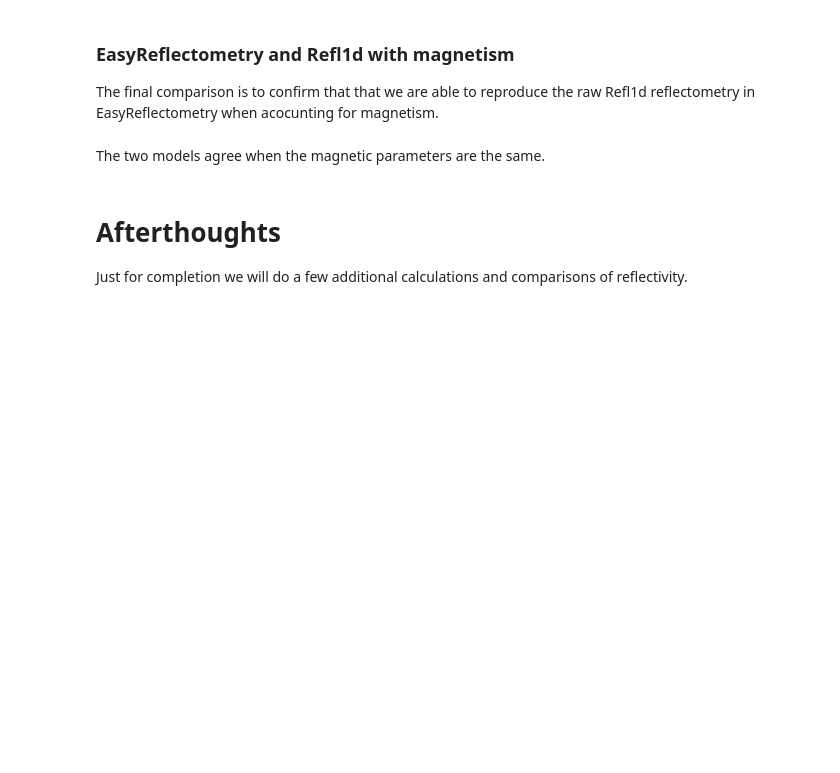
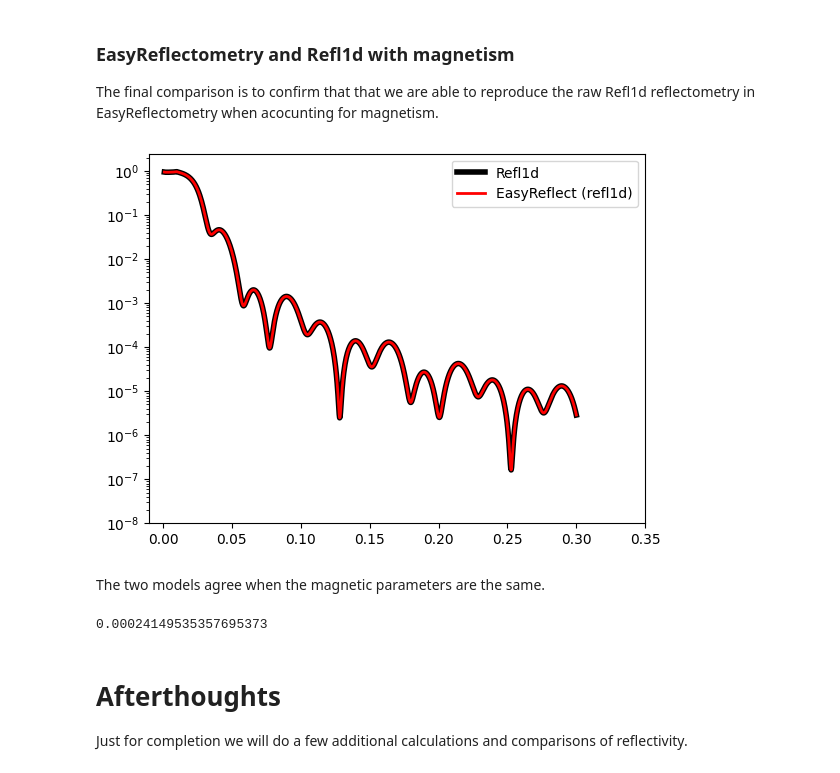
Before and after one commit to EasyScience/EasyReflectometryLib, a Jupyter notebook: docs/src/tutorials/magnetism.ipynb, the cells around one changed output. Cells and saved outputs as stored; diff of their text form; code cells hidden in the pictures; blank space fills up the shorter version.

```diff
--- a/docs/src/tutorials/magnetism.ipynb
+++ b/docs/src/tutorials/magnetism.ipynb
@@ -48,16 +53,16 @@ We show the model that will be used graphically below.
 To construct such a layer structure, first we create each of the materials, the associated layers, and the sub and super phases.
 # %%
 sld_4 = Material(sld=4.0, isld=0, name='Sld 4')
-sld_4_layer = Layer(material=sld_4, thickness=100, roughness=2, name='SLD 4 Layer')
+sld_4_layer = Layer(material=sld_4, thickness=100, roughness=0, name='SLD 4 Layer')
 
 sld_8 = Material(sld=8.0, isld=0, name='Sld 8')
-sld_8_layer = Layer(material=sld_8, thickness=150, roughness=2, name='SLD 8 Layer')
+sld_8_layer = Layer(material=sld_8, thickness=150, roughness=0, name='SLD 8 Layer')
 
 vacuum = Material(sld=0, isld=0, name='Vacuum')
-superphase = Layer(material=vacuum, thickness=0, roughness=2, name='Vacuum Superphase')
+superphase = Layer(material=vacuum, thickness=0, roughness=0, name='Vacuum Superphase')
 
 si = Material(sld=2.047, isld=0, name='Si')
-subphase = Layer(material=si, thickness=0, roughness=2, name='Si Subphase')
+subphase = Layer(material=si, thickness=0, roughness=0, name='Si Subphase')
 # %% [markdown]
 We then create a model for the two layered structures.
 # %%
@@ -171,45 +180,48 @@ As expected do we see a difference in the reflectivity profile for a sample with
 ### EasyReflectometry and Refl1d with magnetism
 The final comparison is to confirm that that we are able to reproduce the raw Refl1d reflectometry in EasyReflectometry when acocunting for magnetism.
 # %%
-
 # Refl1d model is inverted as compared to EasyReflectometry, so the order of the layers is reversed
 refl1d_sample = (
-    refl1d_si(0, 2) |
-    refl1d_sld_8(150, 2, magnetism=refl1d.names.Magnetism(rhoM=5, thetaM=175)) |
-    refl1d_sld_4(100, 2, magnetism=refl1d.names.Magnetism(rhoM=10, thetaM=70)) |
-    refl1d_vacuum(0, 2)
+    refl1d_si(0, 0) |
+    refl1d_sld_8(150, 0, magnetism=refl1d.names.Magnetism(rhoM=5, thetaM=175)) |
+    refl1d_sld_4(100, 0, magnetism=refl1d.names.Magnetism(rhoM=10, thetaM=70)) |
+    refl1d_vacuum(0, 0)
 )
 probe = refl1d.names.QProbe(
         Q=model_coords,
         dQ=np.zeros(len(model_coords)),
         intensity=1,
         background=0,
     )
 
-four_probes = [probe, None, None]
+four_probes = [probe, None, None, None]
 polarized_probe = refl1d.names.PolarizedQProbe(xs=four_probes, name='polarized')
 experiment = refl1d.names.Experiment(probe=polarized_probe, sample=refl1d_sample)
 model_data_magnetism_ref1d = experiment.reflectivity()[0][1]
 plt.plot(model_coords, model_data_magnetism_ref1d, '-k', label='Refl1d', linewidth=4)
 
 # EasyReflectometry
 interface.switch('refl1d')
 model.interface = interface
 model_interface = model.interface()
 model_interface.magnetism = True
 model_interface._wrapper.update_layer(list(model_interface._wrapper.storage['layer'].keys())[1], magnetism_rhoM=10, magnetism_thetaM=70)
 model_interface._wrapper.update_layer(list(model_interface._wrapper.storage['layer'].keys())[2], magnetism_rhoM=5, magnetism_thetaM=175)
 model_data_magnetism_easy = model.interface().fit_func(
     model_coords,
     model.uid,
 )
 plt.plot(model_coords, model_data_magnetism_easy, 'r-', label=f'EasyReflect ({model_interface.name})', linewidth=2)
 
 plot_apply_makeup()
+# %% [output]
+[figure, added]
 # %% [markdown]
 The two models agree when the magnetic parameters are the same.
 # %%
 print(max(abs(model_data_magnetism_easy - model_data_magnetism_ref1d)))
+# %% [output]
+0.00024149535357695373
 # %% [markdown]
 # Afterthoughts
 Just for completion we will do a few additional calculations and comparisons of reflectivity.
```
Also changed, not shown: parts of 9 cells of this notebook.
